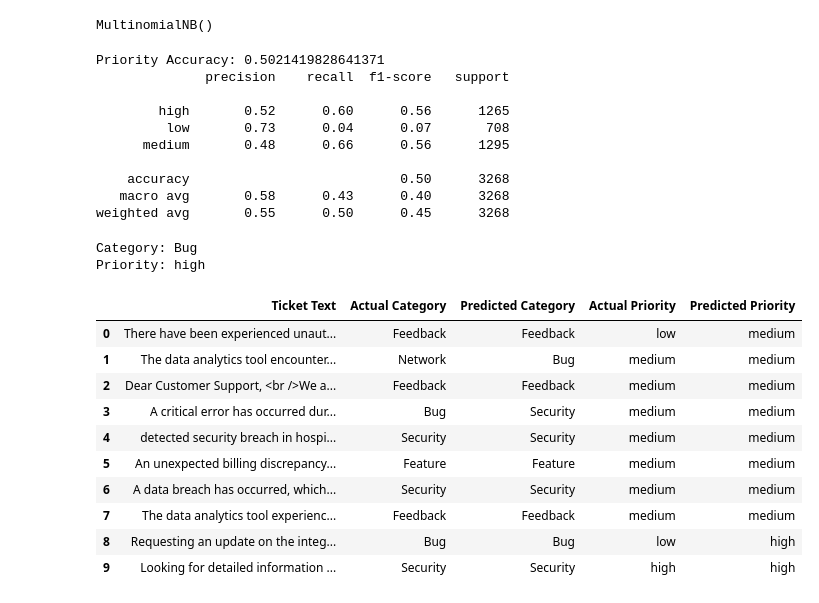
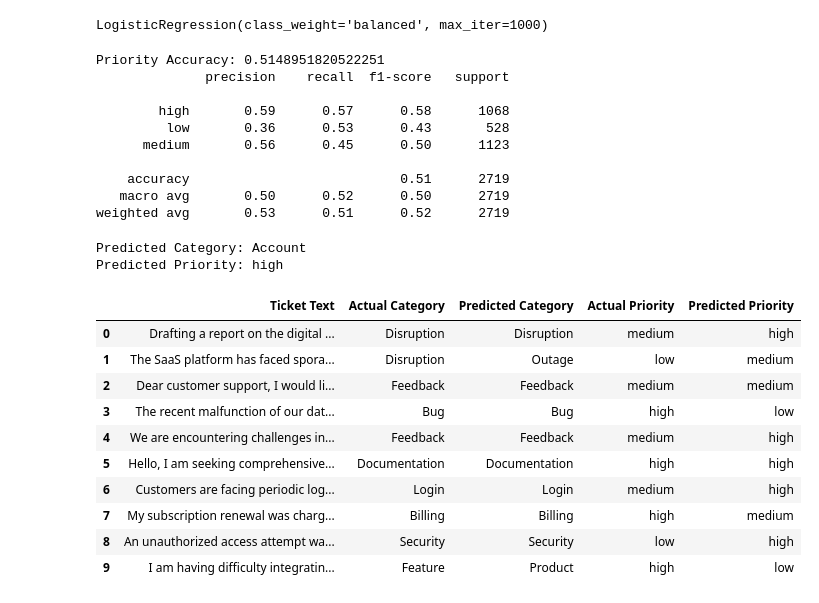
Before and after one commit to MahleMeyi/FUTURE_ML_02, a Jupyter notebook: FUTUREML02.ipynb, the cells around one changed output. Cells and saved outputs as stored; diff of their text form; code cells hidden in the pictures.

```diff
--- a/FUTUREML02.ipynb
+++ b/FUTUREML02.ipynb
@@ -52,3 +54,8 @@ df['clean_text'] = df['body'].apply(clean_text)
+# %%
+# Remove rare categories (less than 20 samples)
+counts = df['tag_1'].value_counts()
+valid_classes = counts[counts >= 20].index
+df = df[df['tag_1'].isin(valid_classes)]
 # %%
 #Converting text to numbers
 vectorizer = TfidfVectorizer(max_features=5000)
@@ -62,16 +68,17 @@ y_category = df['tag_1']
 y_priority = df['priority']
 # %%
 #Train-test split
-X_train, X_test, y_cat_train, y_cat_test = train_test_split(
-    X, y_category, test_size=0.2, random_state=42
+X_train, X_test, y_cat_train, y_cat_test, y_pri_train, y_pri_test = train_test_split(
+    X, y_category, y_priority,
+    test_size=0.2,
+    random_state=42
 )
-
-# Use same split for priority
-_, _, y_pri_train, y_pri_test = train_test_split(
-    X, y_priority, test_size=0.2, random_state=42
-)
 # %%
 #Training the category model
-model_category = MultinomialNB()
+model_category = LogisticRegression(
+    max_iter=1000,
+    class_weight='balanced'
+)
+
 model_category.fit(X_train, y_cat_train)
 # %% [output]
@@ -103,26 +110,30 @@ Category Accuracy: 0.6689106487148103
 # %%
 #Training the priority model
-model_priority = MultinomialNB()
+model_priority = LogisticRegression(
+    max_iter=1000,
+    class_weight='balanced'
+)
+
 model_priority.fit(X_train, y_pri_train)
 # %% [output]
-MultinomialNB()
+LogisticRegression(class_weight='balanced', max_iter=1000)
 # %%
 #Evaluating the priority model
 pri_predictions = model_priority.predict(X_test)
 
 print("Priority Accuracy:", accuracy_score(y_pri_test, pri_predictions))
-print(classification_report(y_pri_test, pri_predictions))
+print(classification_report(y_pri_test, pri_predictions, zero_division=0))
 # %% [output]
-Priority Accuracy: 0.5021419828641371
+Priority Accuracy: 0.5148951820522251
               precision    recall  f1-score   support
 
-        high       0.52      0.60      0.56      1265
-         low       0.73      0.04      0.07       708
-      medium       0.48      0.66      0.56      1295
+        high       0.59      0.57      0.58      1068
+         low       0.36      0.53      0.43       528
+      medium       0.56      0.45      0.50      1123
 
-    accuracy                           0.50      3268
-   macro avg       0.58      0.43      0.40      3268
-weighted avg       0.55      0.50      0.45      3268
+    accuracy                           0.51      2719
+   macro avg       0.50      0.52      0.50      2719
+weighted avg       0.53      0.51      0.52      2719
 # %%
 #Testing
 sample_text = ["My account is locked and I need urgent help"]
@@ -133,35 +144,35 @@ sample_vector = vectorizer.transform(sample_clean)
 predicted_category = model_category.predict(sample_vector)
 predicted_priority = model_priority.predict(sample_vector)
 
-print("Category:", predicted_category[0])
-print("Priority:", predicted_priority[0])
+print(f"Predicted Category: {predicted_category[0]}")
+print(f"Predicted Priority: {predicted_priority[0]}")
 # %% [output]
-Category: Bug
-Priority: high
+Predicted Category: Account
+Predicted Priority: high
 # %%
 # Show sample predictions (comparison)
 
 sample_results = pd.DataFrame({
-    'Ticket Text': df['body'].iloc[-10:].values,
-    'Actual Category': y_cat_test.iloc[:10].values,
+    'Ticket Text': df.loc[y_cat_test.index]['body'].values[:10],
+    'Actual Category': y_cat_test.values[:10],
     'Predicted Category': cat_predictions[:10],
-    'Actual Priority': y_pri_test.iloc[:10].values,
+    'Actual Priority': y_pri_test.values[:10],
     'Predicted Priority': pri_predictions[:10]
 })
 
 sample_results
 # %% [output]
 |  | Ticket Text | Actual Category | Predicted Category | Actual Priority | Predicted Priority |
-| 0 | There have been experienced unaut... | Feedback | Feedback | low | medium |
-| 1 | The data analytics tool encounter... | Network | Bug | medium | medium |
-| 2 | Dear Customer Support, <br />We a... | Feedback | Feedback | medium | medium |
-| 3 | A critical error has occurred dur... | Bug | Security | medium | medium |
-| 4 | detected security breach in hospi... | Security | Security | medium | medium |
-| 5 | An unexpected billing discrepancy... | Feature | Feature | medium | medium |
-| 6 | A data breach has occurred, which... | Security | Security | medium | medium |
-| 7 | The data analytics tool experienc... | Feedback | Feedback | medium | medium |
-| 8 | Requesting an update on the integ... | Bug | Bug | low | high |
-| 9 | Looking for detailed information ... | Security | Security | high | high |
+| 0 | Drafting a report on the digital ... | Disruption | Disruption | medium | high |
+| 1 | The SaaS platform has faced spora... | Disruption | Outage | low | medium |
+| 2 | Dear customer support, I would li... | Feedback | Feedback | medium | medium |
+| 3 | The recent malfunction of our dat... | Bug | Bug | high | low |
+| 4 | We are encountering challenges in... | Feedback | Feedback | medium | high |
+| 5 | Hello, I am seeking comprehensive... | Documentation | Documentation | high | high |
+| 6 | Customers are facing periodic log... | Login | Login | medium | high |
+| 7 | My subscription renewal was charg... | Billing | Billing | high | medium |
+| 8 | An unauthorized access attempt wa... | Security | Security | low | high |
+| 9 | I am having difficulty integratin... | Feature | Product | high | low |
 # %%
 top_categories = df['tag_1'].value_counts().head(10)
 
```
Also changed, not shown: parts of 9 cells of this notebook.
